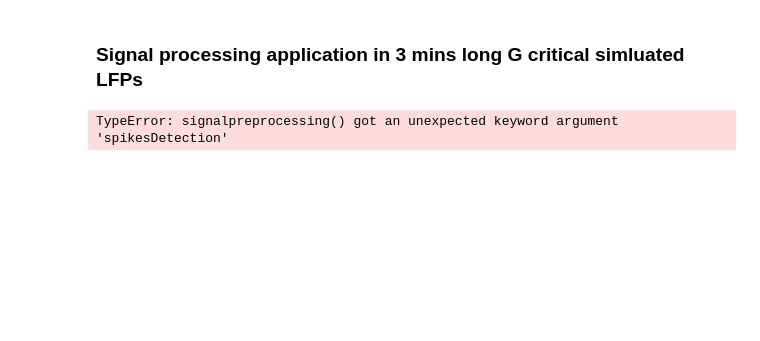
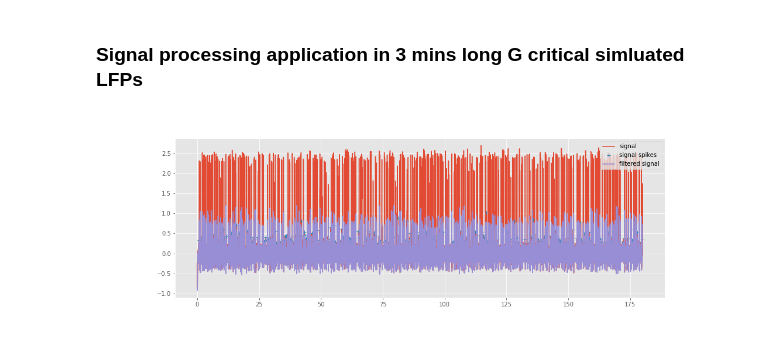
Before and after one commit to yilewang/Gc_detect_script, a Jupyter notebook: application/h5signalgc.ipynb, the cells around one changed output. Drawn from its saved outputs; the diff is of its cells as text; code cells hidden in the pictures; blank space fills up the shorter version.

Commit message:
update signaltools

```diff
--- a/application/h5signalgc.ipynb
+++ b/application/h5signalgc.ipynb
@@ -18,11 +18,16 @@ plt.style.use('ggplot')
 # %%
 # import example data
 # filename = "/mnt/c/Users/wayne/tvb/gc3mins/SNC/2820A.h5"
 filename = "/mnt/w/go3mins/SNC/2820A.h5"
 subjects = signalToolkit(filename, fs=81920.)
-subjects.signalpreprocessing(channelNum = 4, filter = True, low=50., high=60.)
-subjects.peaksValleys(prominence=0.5, width=3000, threshold=0)
+pcgleftAF, N, delay = subjects.signalpreprocessing(channelNum = 4, filter = True, low=2., high=10.)
+rawpcgleft = subjects.signalpreprocessing(channelNum=4, filter=False)
+rawparas = {'prominence': 0.5, 'threshold': 0}
+filteredparas = {'prominence': 0.5, 'width':3000, 'threshold': 0}
+spikeslist, valleyslist = subjects.peaksValleys(rawpcgleft, rawparas, rawparas)
+spikeslistAF, valleyslistAF = subjects.peaksValleys(pcgleftAF, filteredparas, filteredparas)
 %matplotlib widget
-subjects.psd(visual = True, digit = 122)
+# subjects.psd(visual = True, digit = 122)
+subjects.signal_AF(data=rawpcgleft, spikeslist = spikeslist, valleyslist = valleyslist, N=N, delay=delay, afterFiltered = pcgleftAF, spikeslistAF = spikeslistAF, valleyslistAF = valleyslistAF,digit=111)
 # %% [output]
-TypeError: signalpreprocessing() got an unexpected keyword argument 'spikesDetection'
+[figure, added]
```
Also changed, not shown: 1 other file.
